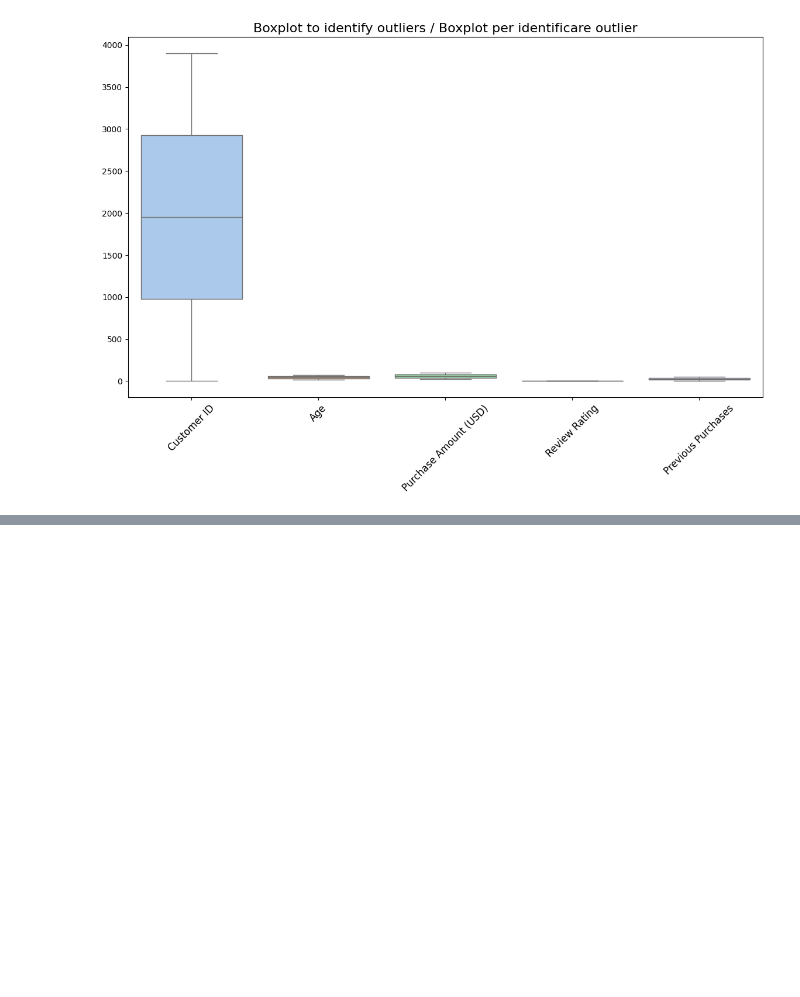
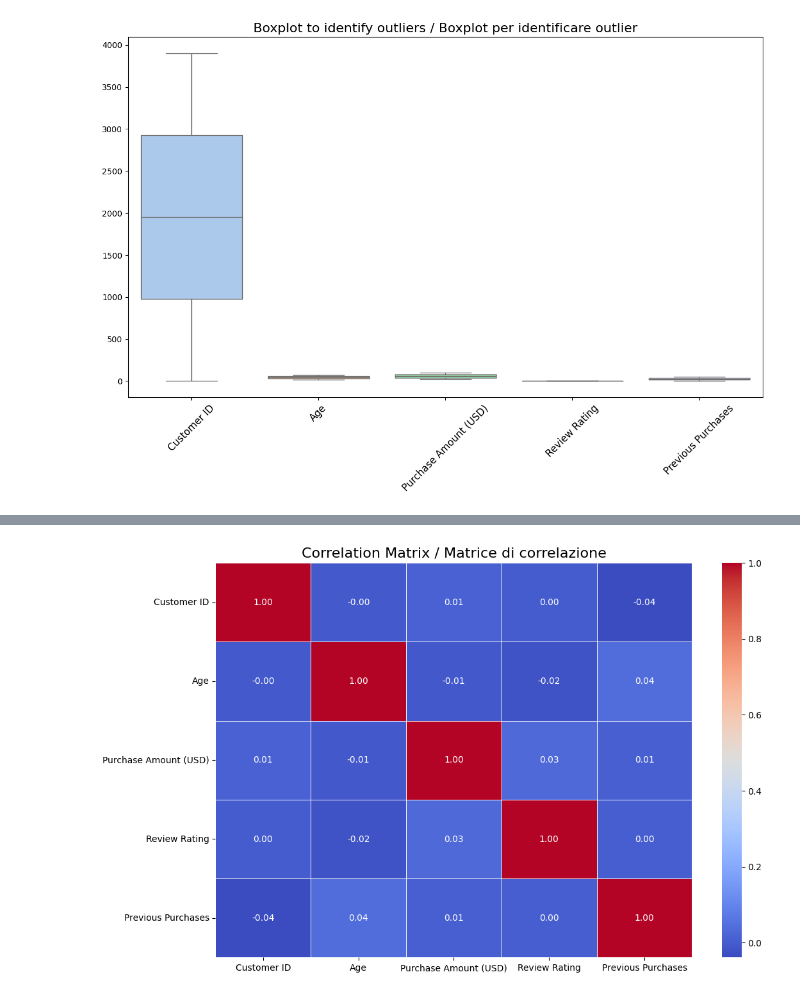
Before and after one commit to alessiaperrone03/shopping_trends_analysis, a Jupyter notebook: notebooks/01_data_exploration.ipynb, the cells around one changed output, grey strips where cells are left out. Cells and saved outputs as stored; diff of their text form; code cells hidden in the pictures; blank space fills up the shorter version.

```diff
--- a/notebooks/01_data_exploration.ipynb
+++ b/notebooks/01_data_exploration.ipynb
@@ -84,6 +84,9 @@ Frequency of Purchases: 7 unique values / valori unici
 # Select categorical columns / Seleziona le colonne categoriche
 categorical_columns = df.select_dtypes(include=['object', 'category']).columns
 print("Categorical columns: / Colonne categoriche:", categorical_columns)
+
+numerical_columns = df.select_dtypes(include=['int64', 'float']).columns
+print("Numerical columns: / Colonne numeriche:", numerical_columns)
 
 
 # Value counts and bar plots for categorical columns / Conteggio valori e grafici a barre per colonne categoriche
@@ -203,0 +189,9 @@ plt.show()
+# %%
+# Correlation matrix / Matrice di correlazione
+correlation = df[numerical_columns].corr()
+plt.figure(figsize=(12, 8))
+sns.heatmap(correlation, annot=True, cmap="coolwarm", fmt=".2f", linewidths=0.5)
+plt.title("Correlation Matrix / Matrice di correlazione", fontsize=16)
+plt.show()
+# %% [output]
+[figure, added]
```
Also changed, not shown: parts of 2 cells of this notebook, 1 other file.
